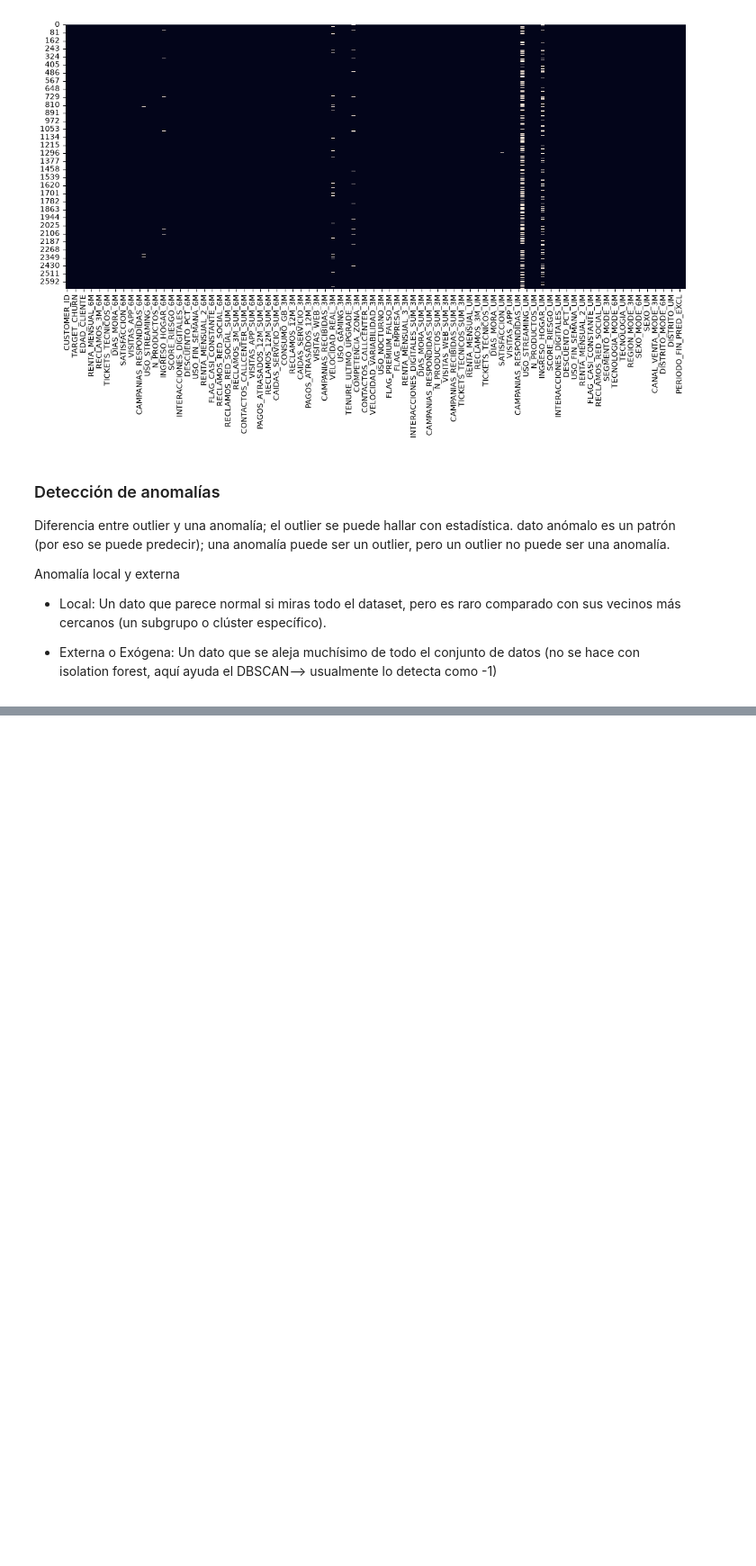
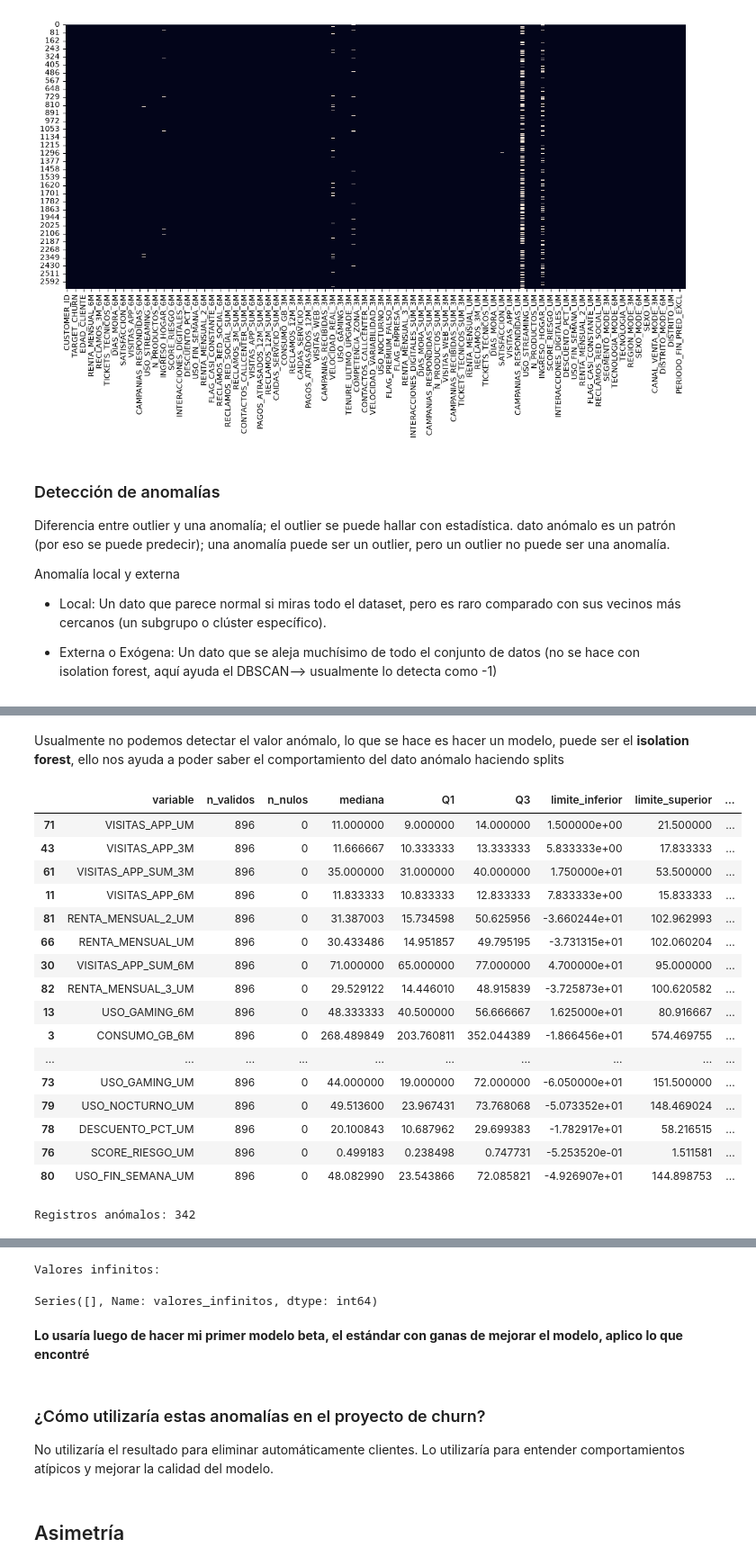
Before and after one commit to Albert-ca/exp_proyecto_prueba, a Jupyter notebook: notebooks/02 EDA.ipynb, the cells around one changed output, grey strips where cells are left out. Shown at 90% size. Cells and saved outputs as stored; diff of their text form; code cells hidden in the pictures; blank space fills up the shorter version.

```diff
--- a/notebooks/02 EDA.ipynb
+++ b/notebooks/02 EDA.ipynb
@@ -335,0 +482,34 @@ Anomalía local y externa
+# %% [markdown]
+Usualmente no podemos detectar el valor anómalo, lo que se hace es hacer un modelo, puede ser el **isolation forest**, ello nos ayuda a poder saber el comportamiento del dato anómalo haciendo splits
+# %%
+resumen_anomalias, df_anomalias, df_scoring, resumen_infinitos = (
+    detectar_anomalias(df,contamination=0.02,excluir=["CUSTOMER_ID"]))
+# %%
+#visualizar
+display(resumen_anomalias)
+
+print("Registros anómalos:", len(df_anomalias))
+
+display(df_anomalias.head(20))
+
+print("Valores infinitos:")
+display(resumen_infinitos[resumen_infinitos > 0])
+# %% [output]
+|  | variable | n_validos | n_nulos | mediana | Q1 | Q3 | limite_inferior | limite_superior | ... |
+| 71 | VISITAS_APP_UM | 896 | 0 | 11.000000 | 9.000000 | 14.000000 | 1.500000e+00 | 21.500000 | ... |
+| 43 | VISITAS_APP_3M | 896 | 0 | 11.666667 | 10.333333 | 13.333333 | 5.833333e+00 | 17.833333 | ... |
+| 61 | VISITAS_APP_SUM_3M | 896 | 0 | 35.000000 | 31.000000 | 40.000000 | 1.750000e+01 | 53.500000 | ... |
+| 11 | VISITAS_APP_6M | 896 | 0 | 11.833333 | 10.833333 | 12.833333 | 7.833333e+00 | 15.833333 | ... |
+| 81 | RENTA_MENSUAL_2_UM | 896 | 0 | 31.387003 | 15.734598 | 50.625956 | -3.660244e+01 | 102.962993 | ... |
+| 66 | RENTA_MENSUAL_UM | 896 | 0 | 30.433486 | 14.951857 | 49.795195 | -3.731315e+01 | 102.060204 | ... |
+| 30 | VISITAS_APP_SUM_6M | 896 | 0 | 71.000000 | 65.000000 | 77.000000 | 4.700000e+01 | 95.000000 | ... |
+| 82 | RENTA_MENSUAL_3_UM | 896 | 0 | 29.529122 | 14.446010 | 48.915839 | -3.725873e+01 | 100.620582 | ... |
+| 13 | USO_GAMING_6M | 896 | 0 | 48.333333 | 40.500000 | 56.666667 | 1.625000e+01 | 80.916667 | ... |
+| 3 | CONSUMO_GB_6M | 896 | 0 | 268.489849 | 203.760811 | 352.044389 | -1.866456e+01 | 574.469755 | ... |
+| ... | ... | ... | ... | ... | ... | ... | ... | ... | ... |
+| 73 | USO_GAMING_UM | 896 | 0 | 44.000000 | 19.000000 | 72.000000 | -6.050000e+01 | 151.500000 | ... |
+| 79 | USO_NOCTURNO_UM | 896 | 0 | 49.513600 | 23.967431 | 73.768068 | -5.073352e+01 | 148.469024 | ... |
+| 78 | DESCUENTO_PCT_UM | 896 | 0 | 20.100843 | 10.687962 | 29.699383 | -1.782917e+01 | 58.216515 | ... |
+| 76 | SCORE_RIESGO_UM | 896 | 0 | 0.499183 | 0.238498 | 0.747731 | -5.253520e-01 | 1.511581 | ... |
+| 80 | USO_FIN_SEMANA_UM | 896 | 0 | 48.082990 | 23.543866 | 72.085821 | -4.926907e+01 | 144.898753 | ... |
+Registros anómalos: 342
@@ -335,0 +533,8 @@ Anomalía local y externa
+Valores infinitos:
+Series([], Name: valores_infinitos, dtype: int64)
+# %% [markdown]
+**Lo usaría luego de hacer mi primer modelo beta, el estándar con ganas de mejorar el modelo, aplico lo que encontré**
+# %% [markdown]
+### ¿Cómo utilizaría estas anomalías en el proyecto de churn?
+
+No utilizaría el resultado para eliminar automáticamente clientes. Lo utilizaría para entender comportamientos atípicos y mejorar la calidad del modelo.
@@ -335,0 +547,2 @@ Anomalía local y externa
+# %% [markdown]
+## Asimetría
```
Also changed, not shown: parts of 54 cells of this notebook, 6 other files.
